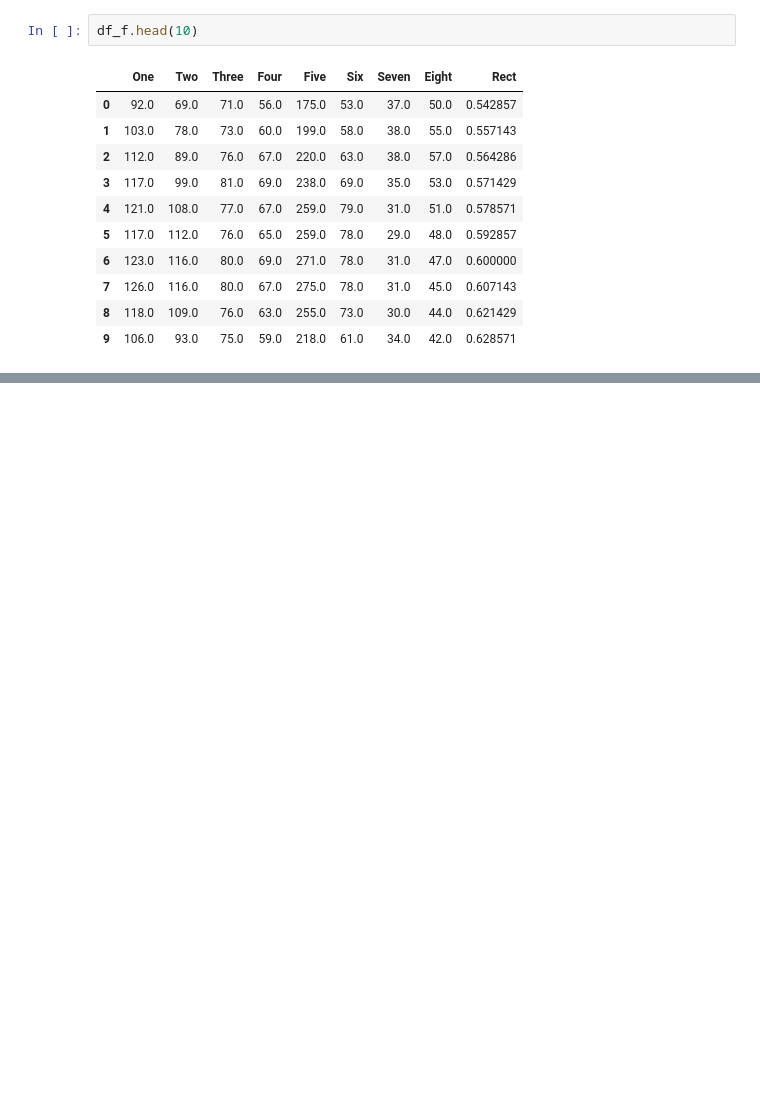
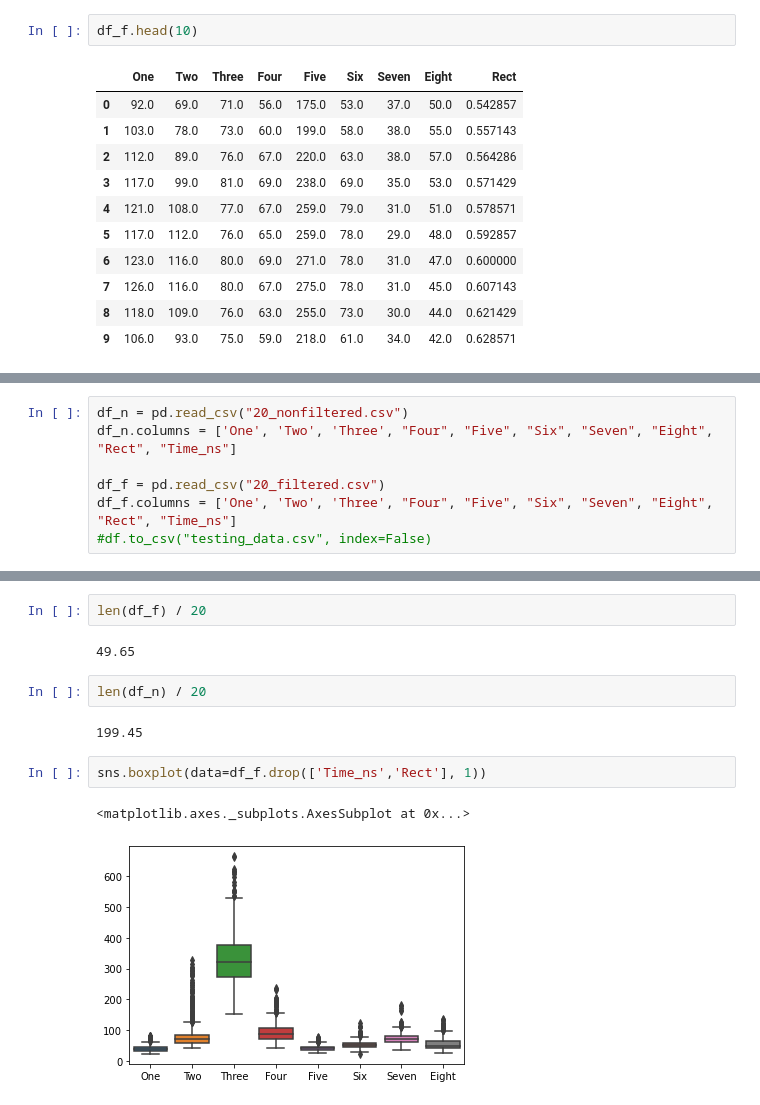
Before and after one commit to PerlinWarp/Neuro-Breakout, a Jupyter notebook: Notebooks/FilteredvsNoneFiltered.ipynb, the cells around one changed output, grey strips where cells are left out. Drawn from its saved outputs; the diff is of its cells as text; blank space fills up the shorter version.

```diff
--- a/Notebooks/FilteredvsNoneFiltered.ipynb
+++ b/Notebooks/FilteredvsNoneFiltered.ipynb
@@ -257,0 +287,7 @@ df_f.head(10)
+# %%
+df_n = pd.read_csv("20_nonfiltered.csv")
+df_n.columns = ['One', 'Two', 'Three', "Four", "Five", "Six", "Seven", "Eight", "Rect", "Time_ns"]
+
+df_f = pd.read_csv("20_filtered.csv")
+df_f.columns = ['One', 'Two', 'Three', "Four", "Five", "Six", "Seven", "Eight", "Rect", "Time_ns"]
+#df.to_csv("testing_data.csv", index=False)
@@ -257,0 +324,13 @@ df_f.head(10)
+# %%
+len(df_f) / 20
+# %% [output]
+49.65
+# %%
+len(df_n) / 20
+# %% [output]
+199.45
+# %%
+sns.boxplot(data=df_f.drop(['Time_ns','Rect'], 1))
+# %% [output]
+<matplotlib.axes._subplots.AxesSubplot at 0x...>
+[figure, added]
```
Also changed, not shown: parts of 30 cells of this notebook, 16 other files.
